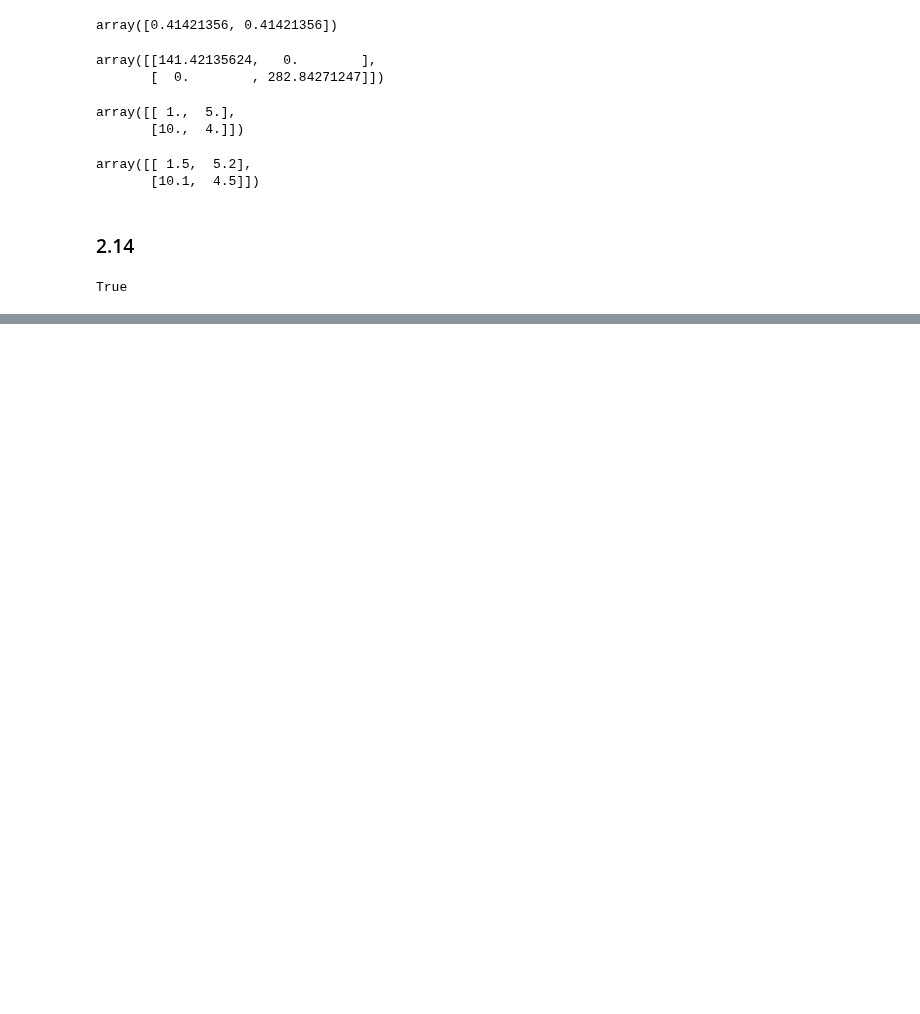
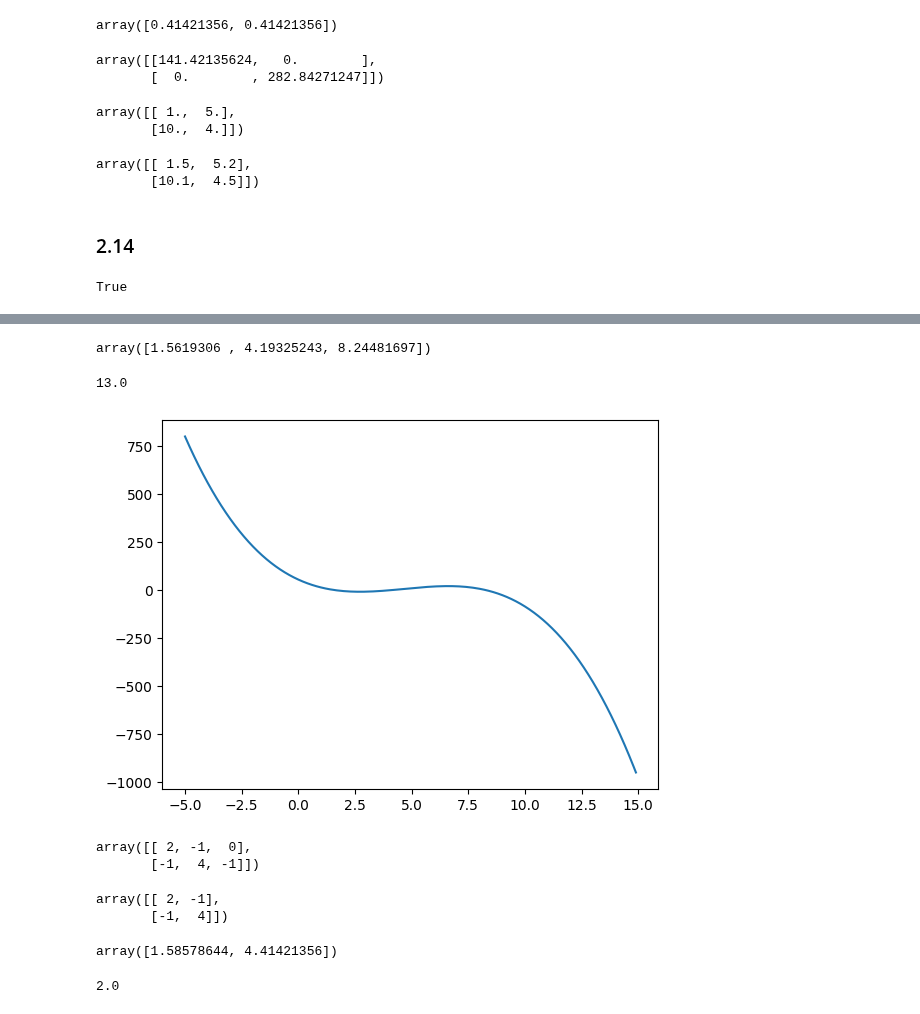
Before and after one commit to gigatskhondia/finite_elements_and_engineering, a Jupyter notebook: Bathe/paragraph_2.ipynb, the cells around one changed output, grey strips where cells are left out. Drawn from its saved outputs; the diff is of its cells as text; code cells hidden in the pictures; blank space fills up the shorter version.

```diff
--- a/Bathe/paragraph_2.ipynb
+++ b/Bathe/paragraph_2.ipynb
@@ -834,0 +922,2 @@ matrix([[ 0.11528734, -0.23718602, -0.57913192],
+# %%
+A=np.array([[2,-1,0],[-1,4,-1],[0,-1,8]])
@@ -834,0 +926,18 @@ matrix([[ 0.11528734, -0.23718602, -0.57913192],
+# %%
+L
+# %% [output]
+array([1.5619306 , 4.19325243, 8.24481697])
+# %%
+p = lambda x: np.linalg.det(A-x*np.identity(3))
+# %%
+p(1)
+# %% [output]
+13.0
+# %%
+xpoints = np.array([i*0.1 for i in range(-50,150)])
+ypoints = np.array([p(i*0.1) for i in range(-50,150)])
+# %%
+plt.plot(xpoints, ypoints)
+plt.show()
+# %% [output]
+[figure, added]
@@ -834,0 +946,5 @@ matrix([[ 0.11528734, -0.23718602, -0.57913192],
+# %%
+A1
+# %% [output]
+array([[ 2, -1,  0],
+       [-1,  4, -1]])
@@ -834,0 +953,5 @@ matrix([[ 0.11528734, -0.23718602, -0.57913192],
+# %%
+A1
+# %% [output]
+array([[ 2, -1],
+       [-1,  4]])
@@ -834,0 +960,4 @@ matrix([[ 0.11528734, -0.23718602, -0.57913192],
+# %%
+L1
+# %% [output]
+array([1.58578644, 4.41421356])
@@ -834,0 +966,4 @@ matrix([[ 0.11528734, -0.23718602, -0.57913192],
+# %%
+p1(1)
+# %% [output]
+2.0
```
Also changed, not shown: parts of 49 cells of this notebook.
